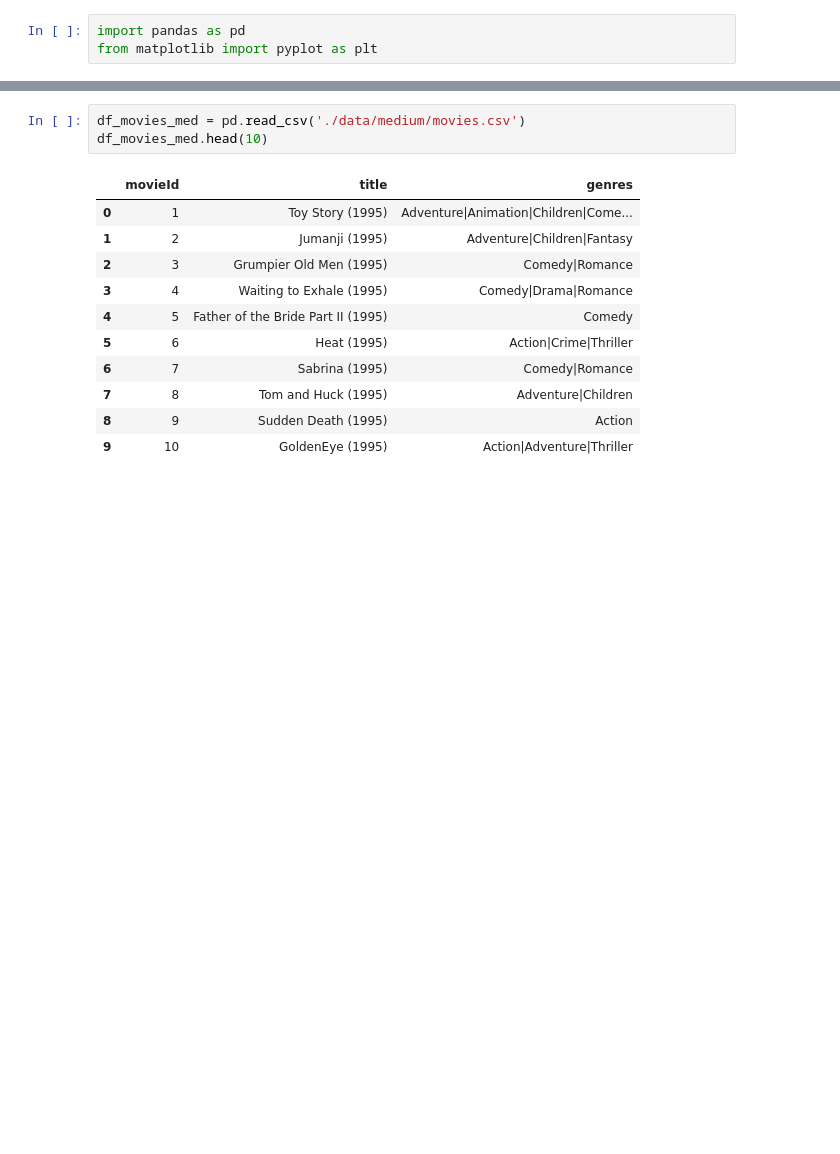
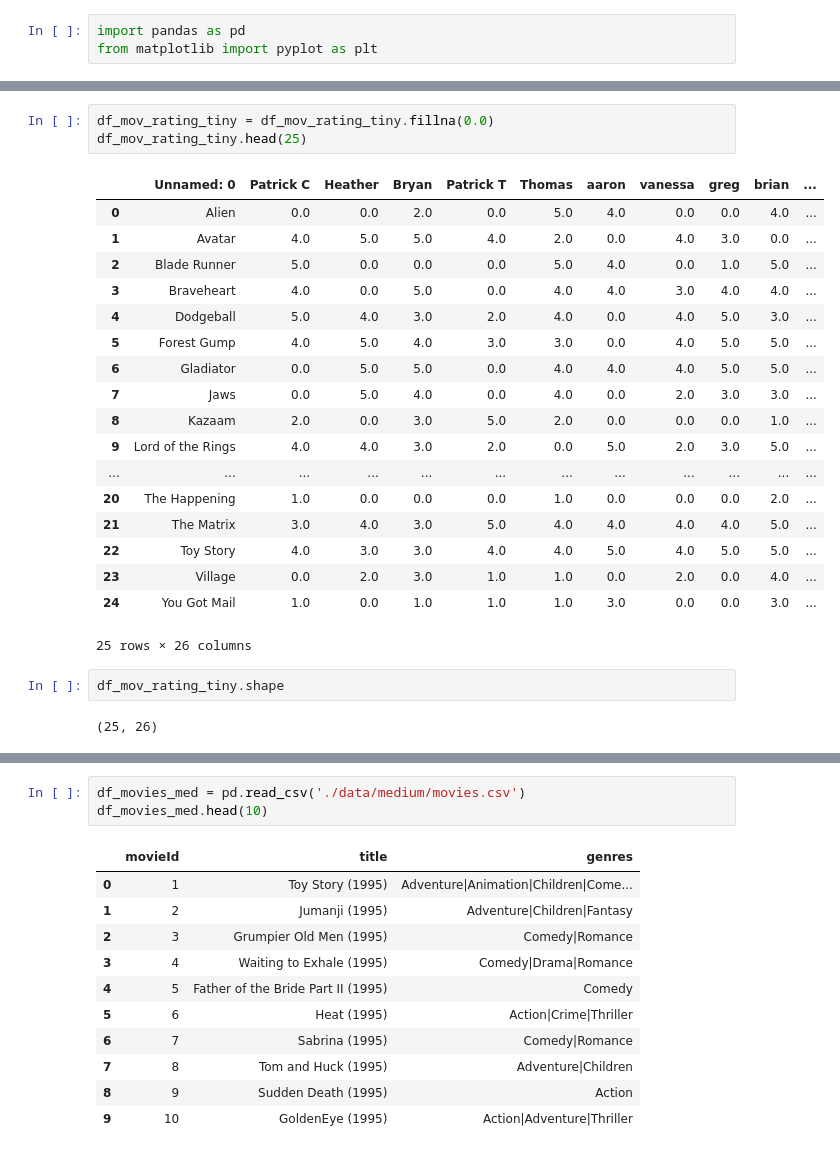
Before and after one commit to luismoroco/DataScience, a Jupyter notebook: task1/visualization.ipynb, the cells around one changed output, grey strips where cells are left out. Saved outputs shown, nothing was run; the diff lists cells and outputs as text; blank space fills up the shorter version.

```diff
--- a/task1/visualization.ipynb
+++ b/task1/visualization.ipynb
@@ -3,0 +26,26 @@ from matplotlib import pyplot as plt
+# %%
+df_mov_rating_tiny = df_mov_rating_tiny.fillna(0.0)
+df_mov_rating_tiny.head(25)
+# %% [output]
+|  | Unnamed: 0 | Patrick C | Heather | Bryan | Patrick T | Thomas | aaron | vanessa | greg | brian | ... |
+| 0 | Alien | 0.0 | 0.0 | 2.0 | 0.0 | 5.0 | 4.0 | 0.0 | 0.0 | 4.0 | ... |
+| 1 | Avatar | 4.0 | 5.0 | 5.0 | 4.0 | 2.0 | 0.0 | 4.0 | 3.0 | 0.0 | ... |
+| 2 | Blade Runner | 5.0 | 0.0 | 0.0 | 0.0 | 5.0 | 4.0 | 0.0 | 1.0 | 5.0 | ... |
+| 3 | Braveheart | 4.0 | 0.0 | 5.0 | 0.0 | 4.0 | 4.0 | 3.0 | 4.0 | 4.0 | ... |
+| 4 | Dodgeball | 5.0 | 4.0 | 3.0 | 2.0 | 4.0 | 0.0 | 4.0 | 5.0 | 3.0 | ... |
+| 5 | Forest Gump | 4.0 | 5.0 | 4.0 | 3.0 | 3.0 | 0.0 | 4.0 | 5.0 | 5.0 | ... |
+| 6 | Gladiator | 0.0 | 5.0 | 5.0 | 0.0 | 4.0 | 4.0 | 4.0 | 5.0 | 5.0 | ... |
+| 7 | Jaws | 0.0 | 5.0 | 4.0 | 0.0 | 4.0 | 0.0 | 2.0 | 3.0 | 3.0 | ... |
+| 8 | Kazaam | 2.0 | 0.0 | 3.0 | 5.0 | 2.0 | 0.0 | 0.0 | 0.0 | 1.0 | ... |
+| 9 | Lord of the Rings | 4.0 | 4.0 | 3.0 | 2.0 | 0.0 | 5.0 | 2.0 | 3.0 | 5.0 | ... |
+| ... | ... | ... | ... | ... | ... | ... | ... | ... | ... | ... | ... |
+| 20 | The Happening | 1.0 | 0.0 | 0.0 | 0.0 | 1.0 | 0.0 | 0.0 | 0.0 | 2.0 | ... |
+| 21 | The Matrix | 3.0 | 4.0 | 3.0 | 5.0 | 4.0 | 4.0 | 4.0 | 4.0 | 5.0 | ... |
+| 22 | Toy Story | 4.0 | 3.0 | 3.0 | 4.0 | 4.0 | 5.0 | 4.0 | 5.0 | 5.0 | ... |
+| 23 | Village | 0.0 | 2.0 | 3.0 | 1.0 | 1.0 | 0.0 | 2.0 | 0.0 | 4.0 | ... |
+| 24 | You Got Mail | 1.0 | 0.0 | 1.0 | 1.0 | 1.0 | 3.0 | 0.0 | 0.0 | 3.0 | ... |
+25 rows × 26 columns
+# %%
+df_mov_rating_tiny.shape
+# %% [output]
+(25, 26)
```
Also changed, not shown: parts of 15 cells of this notebook, 3 other files.
